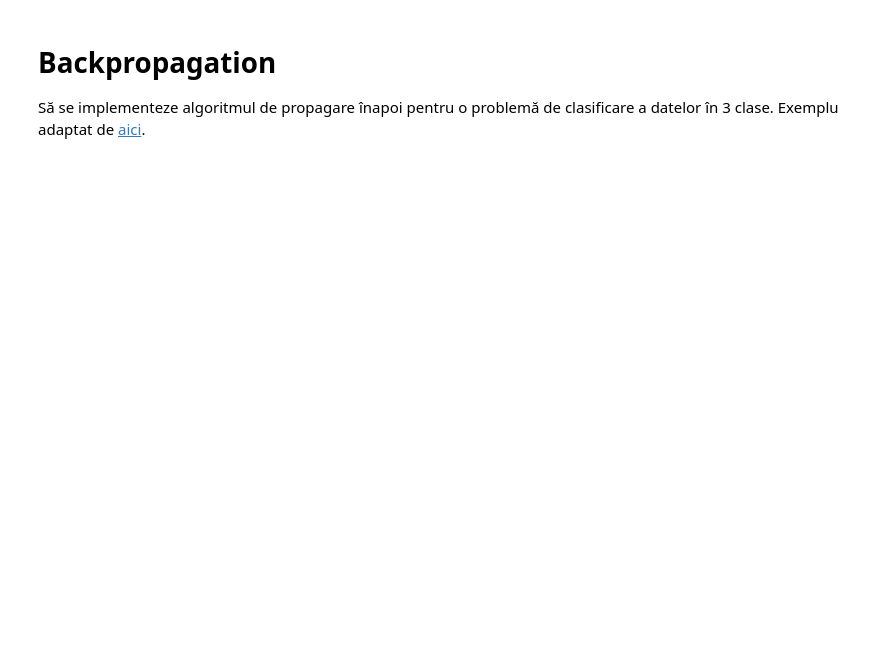
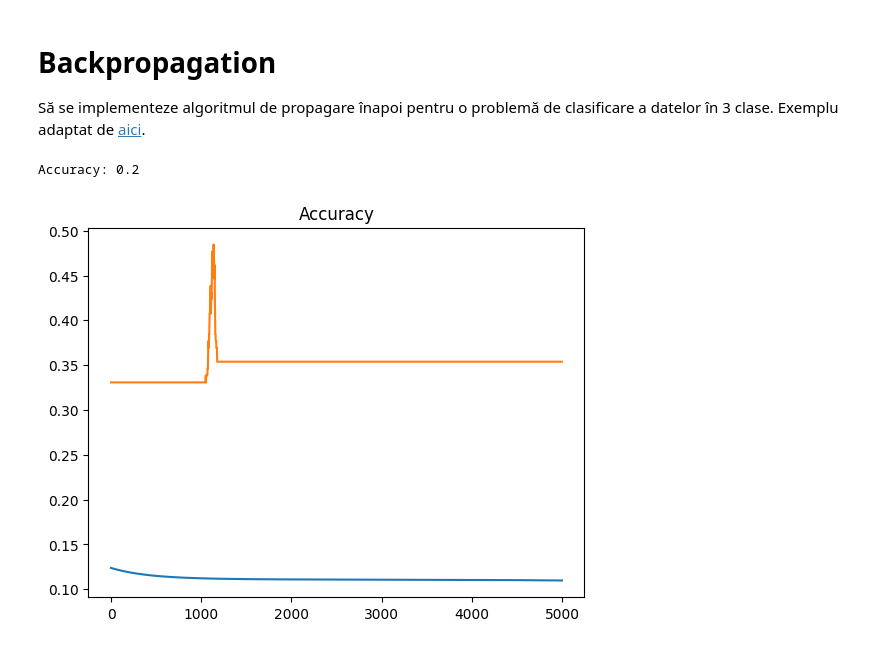
Before and after one commit to Moshulika/Facultate, a Jupyter notebook: laborator/CV 3 - Lab #2.ipynb, the cells around one changed output. Saved outputs shown, nothing was run; the diff lists cells and outputs as text; code cells hidden in the pictures; blank space fills up the shorter version.

```diff
--- a/laborator/CV 3 - Lab #2.ipynb
+++ b/laborator/CV 3 - Lab #2.ipynb
@@ -207,31 +248,40 @@ for itr in range(iterations):
   mse = mean_squared_error(A2, one_hot_y_train)
   acc = accuracy(A2, one_hot_y_train)
 
   # Retinem mse si acc de la fiecare pas
-  results=results.append({"mse":mse, "accuracy":acc},ignore_index=True )
+  results=pd.concat([results, pd.DataFrame([{"mse": mse, "accuracy": acc}])], ignore_index=True)
 
   # Backpropagation
   # Calculam derivata pentru ponderile dintre ultimul strat si stratul ascuns
   E1 = A2 - one_hot_y_train
   dW1 = E1 * A2 * (1 - A2)
 
   # Calculam derivata pentru ponderile dintre stratul ascuns si stratul de intrare
   E2 = np.dot(dW1, W2.T)
   dW2 = E2 * A1 * (1 - A1)
 
   # Calculam gradientul - impartirea la N apare in urma derivarii functiei de cost
   W2_update = np.dot(A1.T, dW1) / N
   W1_update = np.dot(X_train.T, dW2) / N
 
   # Actualizam ponderile
   # TODO
 
+  W2 -= lr * W2_update
+  W1 -= lr * W1_update
+
 # Afisam pe grafic MSE si accuracy
 results.mse.plot(title="Mean Squared Error")
 results.accuracy.plot(title="Accuracy")
 
 # Rulam modelul antrenat pe baza de date de test
 # TODO: rulati secventa de test prin rețeaua antrenată. Ieșirea rețelei va fi stocată în variabila A2 pentru a putea fi utilizată mai jos
 
+A1 = sigmoid(np.dot(X_test, W1))
+A2 = sigmoid(np.dot(A1, W2))
+
 acc = accuracy(A2, one_hot_y_test)
 print("Accuracy: {}".format(acc))
+# %% [output]
+Accuracy: 0.2
+[figure, added]
```
Also changed, not shown: parts of 4 cells of this notebook.
